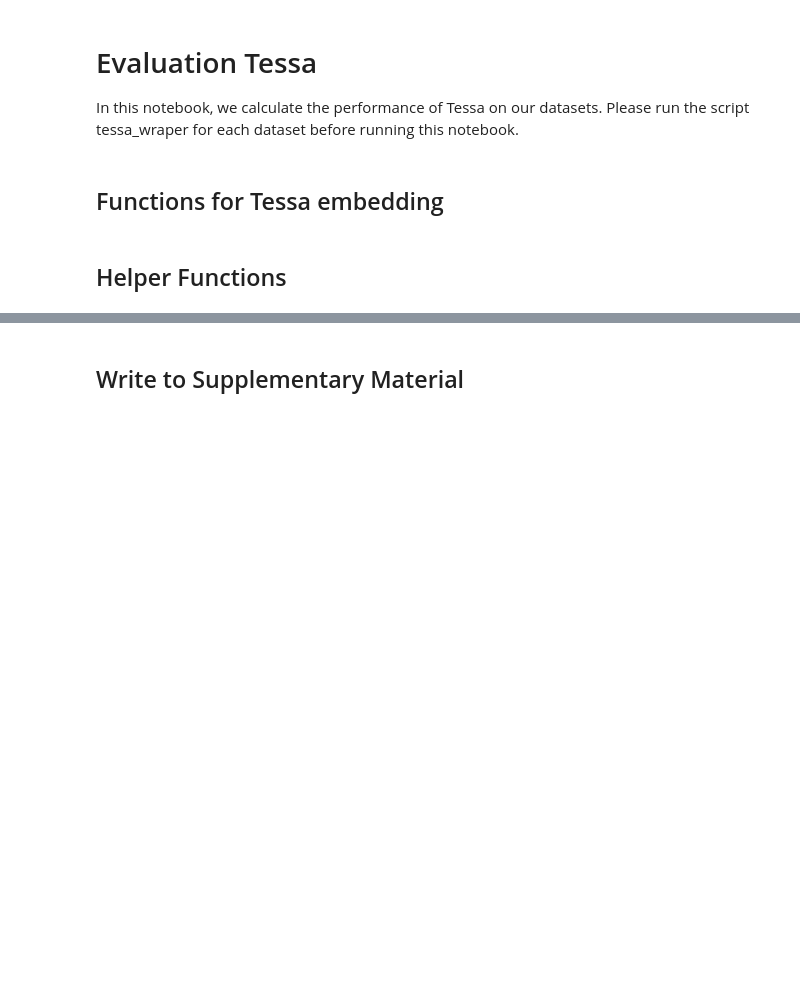
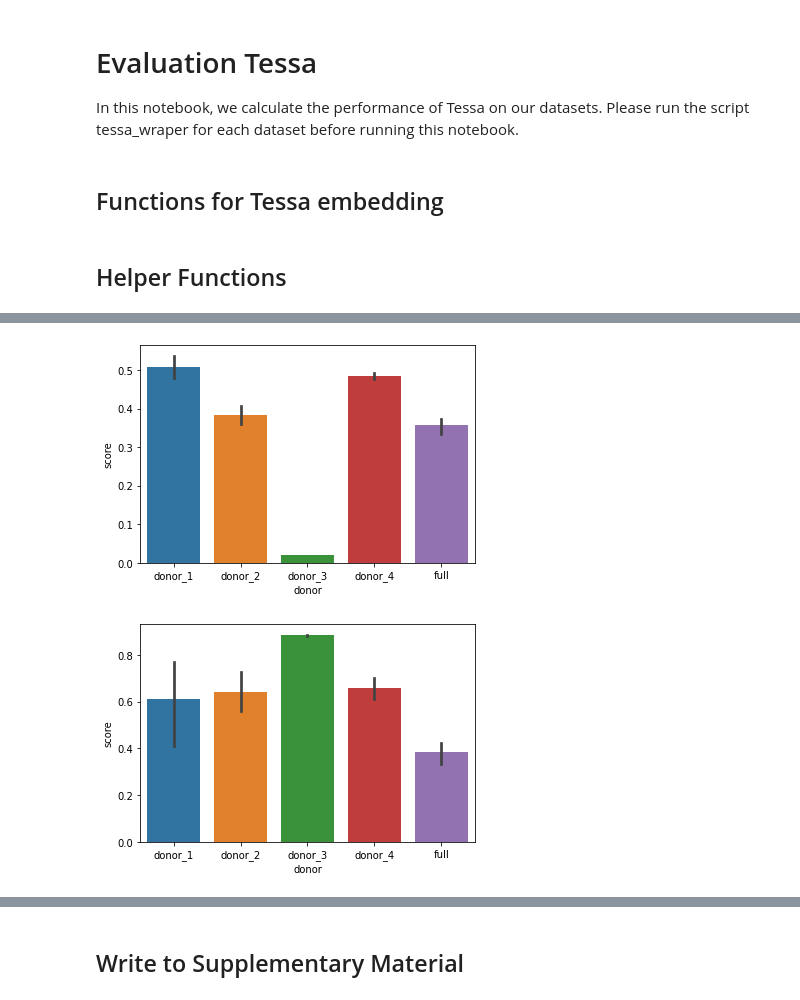
Before and after one commit to SchubertLab/mvTCR_reproducibility, a Jupyter notebook: evaluation/Evaluation_Fig_1_Tessa.ipynb, the cells around one changed output, grey strips where cells are left out. Drawn from its saved outputs; the diff is of its cells as text; code cells hidden in the pictures; blank space fills up the shorter version.

```diff
--- a/evaluation/Evaluation_Fig_1_Tessa.ipynb
+++ b/evaluation/Evaluation_Fig_1_Tessa.ipynb
@@ -55,7 +56,7 @@ def calculate_embedding(dataset, split, donor=None, do_atlas=True, do_weighting=
     suffix = 'atlas'
     if not do_atlas:
         suffix = 'query'
-    base_dir = f'../results/tessa/output/{dataset}/'
+    base_dir = f'../results/tessa/{dataset}/'
     if donor is not None:
         base_dir += f'{donor}/'
     base_dir += f'{split}'
@@ -74,7 +75,10 @@ def get_labels(split, donor, return_df=False, col='binding_name'):
     :param donor: id of the 10x donor
     :return: list [num_cells], list [num_cells] representing the binding labels for atlas and query set
     """
-    path_labels = f'../mvTCR/data/tessa/10x/{donor}/{split}_'
+    if donor != 'Minervina':
+        path_labels = f'../mvTCR/data/tessa/10x/{donor}/{split}_'
+    else:
+        path_labels = f'../mvTCR/data/tessa/{donor}/{split}_'
     df_atlas = pd.read_csv(path_labels+'tcrs_atlas.csv')
     df_query = pd.read_csv(path_labels+'tcrs_query.csv')
     if not return_df:
@@ -89,9 +93,9 @@ def get_labels(split, donor, return_df=False, col='binding_name'):
     return df_atlas, df_query
 # %%
 def get_tessa_clusters(split, donor):
-    path_file = '../results/tessa/output/'
-    if donor == 'covid':
-        path_file += 'covid/'
+    path_file = '../results/tessa/'
+    if donor in ['covid', 'Borcherding', 'Haniffa', 'Minervina']:
+        path_file += f'{donor}/'
     else:
         path_file += f'10x/{donor}/'
     path_file += f'{split}/atlas/res/tessa_final.RData'
@@ -240,0 +201,10 @@ results_10x_tessa_d2
+# %%
+import seaborn as sb
+import matplotlib.pyplot as plt
+for met in ['NMI', 'Prediction test']:
+    res_tmp = results_10x_tessa[results_10x_tessa['metric']==met]
+    sb.barplot(data=res_tmp, x='donor', y='score')
+    plt.show()
+# %% [output]
+[figure, added]
+[figure, added]
```
Also changed, not shown: parts of 15 cells of this notebook, 4 other files.
